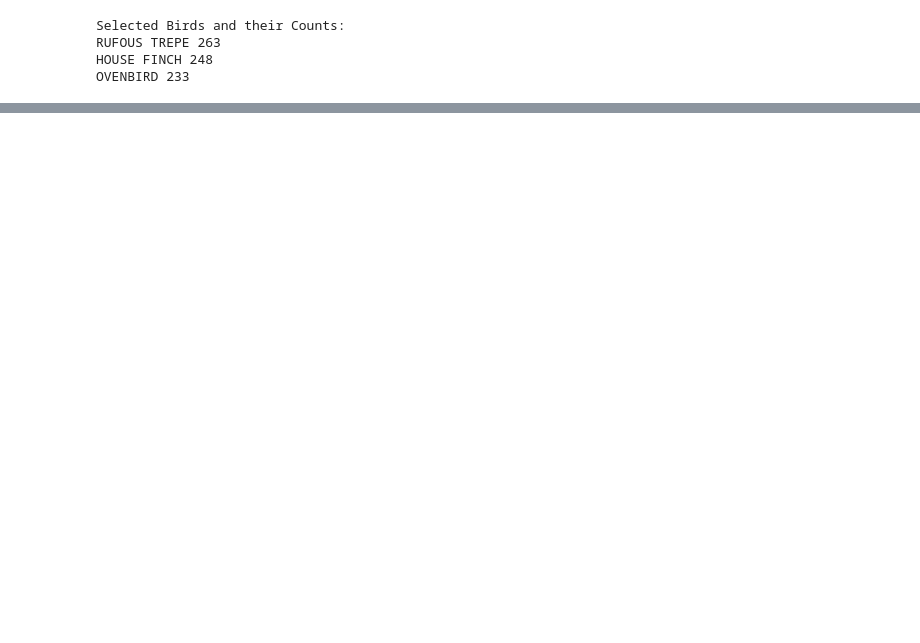
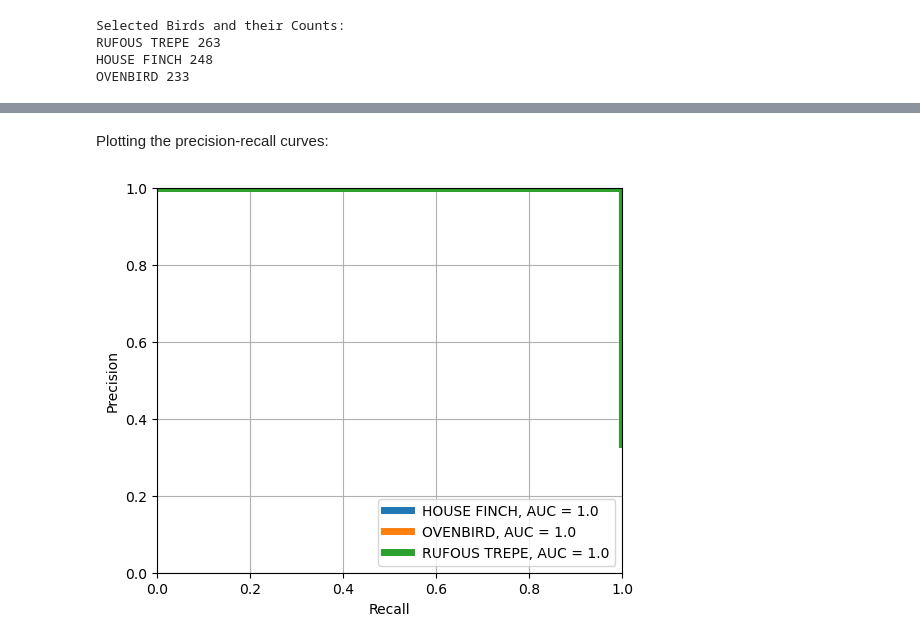
Before and after one commit to TJMazerolle/CSCN8010-lab-submissions, a Jupyter notebook: students_submissions/8972394/lab10.ipynb, the cells around one changed output, grey strips where cells are left out. Drawn from its saved outputs; the diff is of its cells as text; code cells hidden in the pictures; blank space fills up the shorter version.

```diff
--- a/students_submissions/8972394/lab10.ipynb
+++ b/students_submissions/8972394/lab10.ipynb
@@ -149,14 +189,7 @@ model.compile(loss="sparse_categorical_crossentropy",
               optimizer=keras.optimizers.RMSprop(learning_rate=1e-5),
               metrics=["accuracy"])
 
-callbacks = [
-    keras.callbacks.ModelCheckpoint(
-        filepath="G:/My Drive/University of Waterloo Files/Applied Machine Learning and Artificial Intelligence/Term 1/CSCN 8010 - Foundations of Machine Learning/CSCN8010-lab-submissions/students_submissions/8972394",
-        save_best_only=True,
-        monitor="val_loss")
-]
 history = model.fit(
     train_dataset,
-    epochs=30,
-    validation_data=validation_dataset,
-    callbacks=callbacks)
+    epochs=10,
+    validation_data=validation_dataset)
@@ -178,0 +240,12 @@ plt.show()
+# %%
+y_pred_prob = model.predict(test_dataset)
+y_pred = np.argmax(y_pred_prob, axis=1)
+y_true = np.concatenate([labels for features, labels in test_dataset], axis = 0)
+
+conf_mat = confusion_matrix(y_true, y_pred)
+print("\nConfusion Matrix:")
+print(conf_mat)
+
+accuracy_metrics = classification_report(y_true, y_pred, target_names = test_dataset.class_names)
+print("\nAccuracy Metrics:")
+print(accuracy_metrics)
@@ -178,0 +270,23 @@ plt.show()
+# %% [markdown]
+Plotting the precision-recall curves:
+# %%
+plt.figure(figsize=(6, 5))
+classes = test_dataset.class_names
+
+for i in range(len(classes)):
+
+    precisions, recalls, thresholds = precision_recall_curve(
+        y_true == i, y_pred_prob[:, i])
+
+    plt.plot(recalls, precisions, linewidth = 5,
+             label = classes[i] + ", AUC = " + str(round(auc(recalls, precisions), 2)))
+
+    plt.xlabel("Recall")
+    plt.ylabel("Precision")
+    plt.axis([0, 1, 0, 1])
+    plt.grid()
+    plt.legend(loc="lower right")
+
+plt.show()
+# %% [output]
+[figure, added]
```
Also changed, not shown: parts of 22 cells of this notebook, 2 other files.
